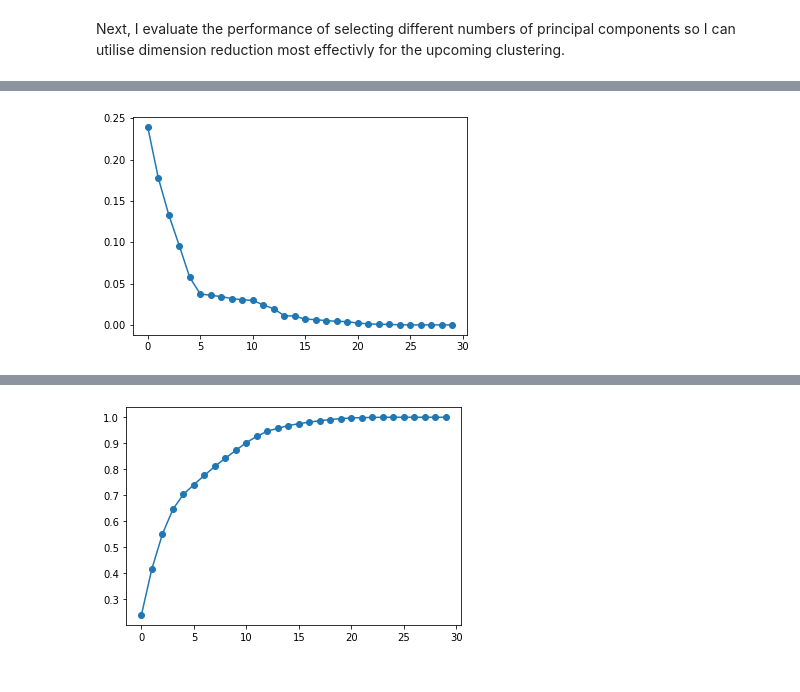
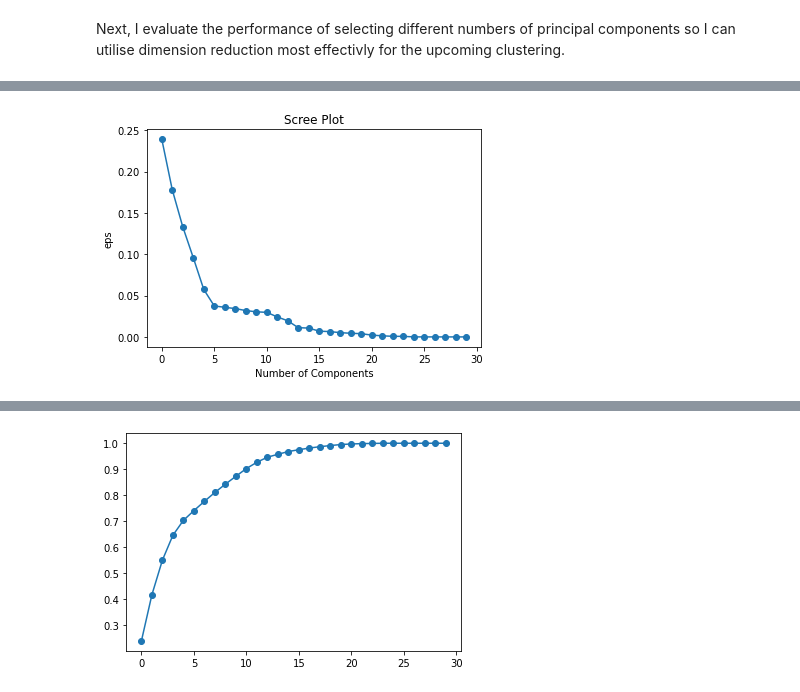
Before and after one commit to SLoganQ/Unsupervised_Learning_NEO_Clustering_Analysis, a Jupyter notebook: NEO_Cluster_Analysis.ipynb, the cells around one changed output, grey strips where cells are left out. Drawn from its saved outputs; the diff is of its cells as text; code cells hidden in the pictures.

```diff
--- a/NEO_Cluster_Analysis.ipynb
+++ b/NEO_Cluster_Analysis.ipynb
@@ -280,9 +302,12 @@ array([0.23902189, 0.41685784, 0.54994358, 0.64572015, 0.70308274,
 # %%
 # Scree plot
 plt.plot(pca.explained_variance_ratio_, "-o")
+plt.title("Scree Plot")
+plt.xlabel("Number of Components")
+plt.ylabel("eps")
 plt.show()
 # %% [output]
-[figure, old version]
+[figure, new version]
 [interactive output not drawn]
 # %%
 plt.plot(np.cumsum(pca.explained_variance_ratio_), "-o")
```
Also changed, not shown: parts of 40 cells of this notebook.
